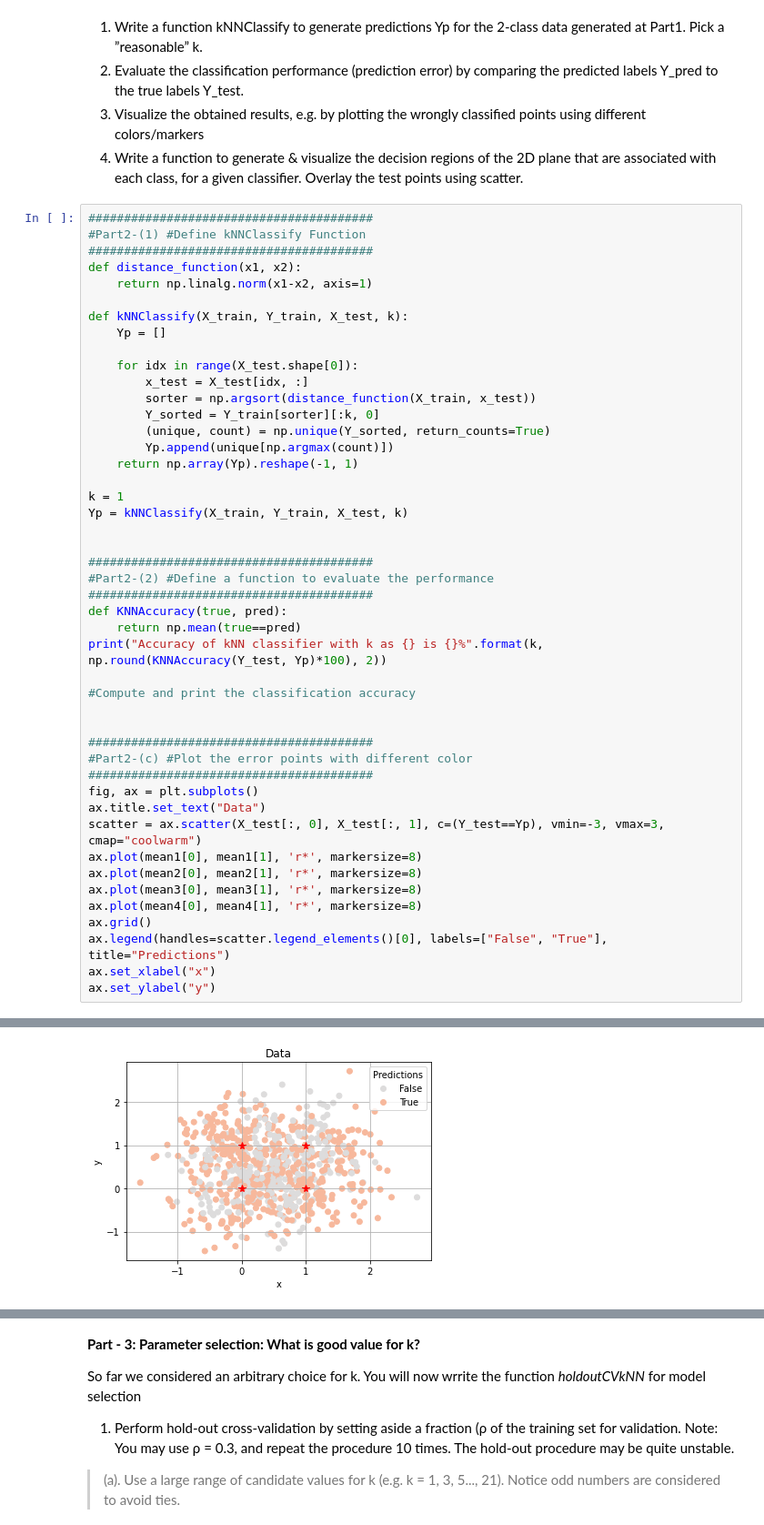
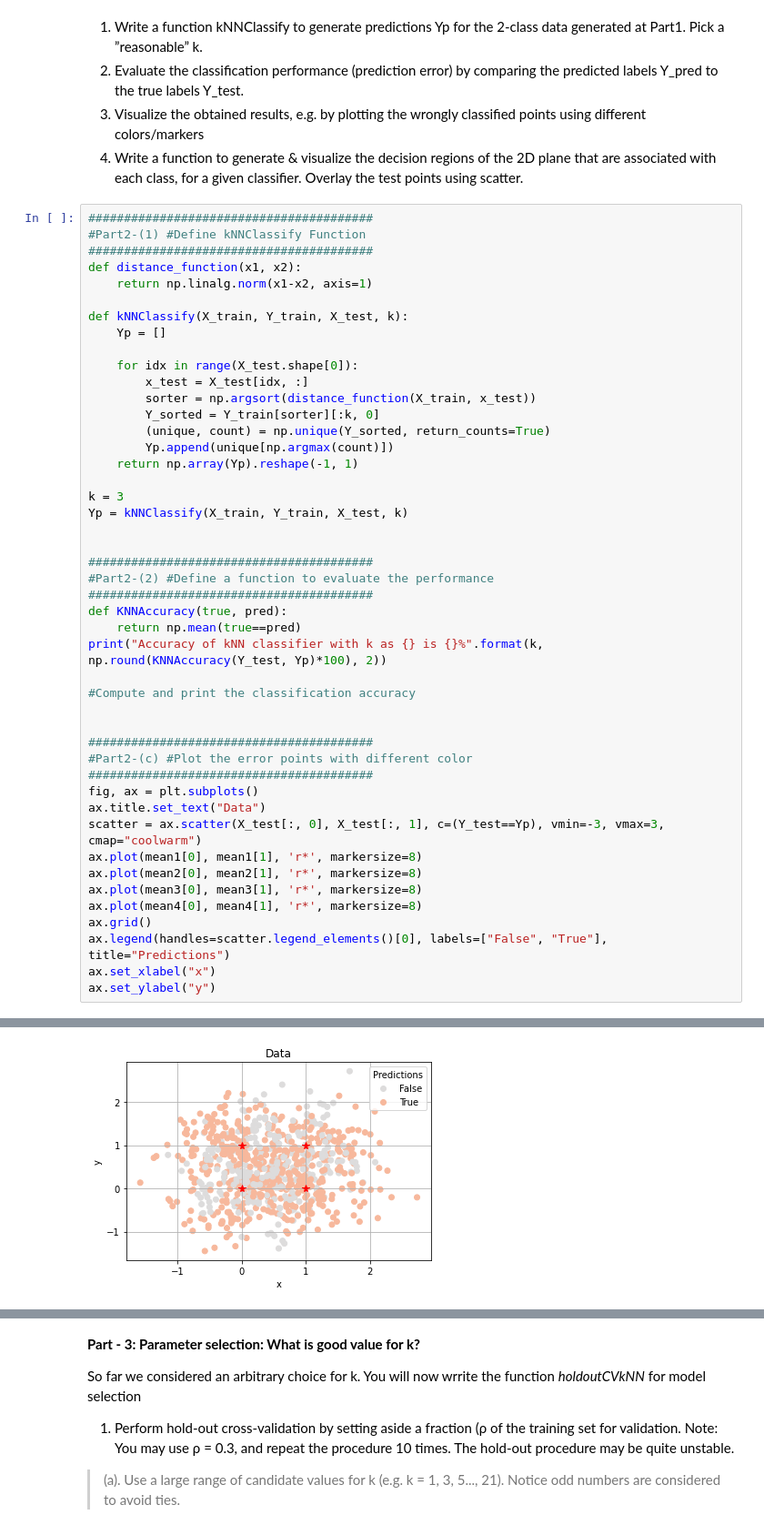
Before and after one commit to TUdayKiranReddy/PRML, a Jupyter notebook: Coding_assignments/Assignment_1/TADIPATRI_UDAY_KIRAN_REDDY_Programming_Assignment_01_KNN.ipynb, the cells around one changed output, grey strips where cells are left out. Shown at 91% size. Saved outputs shown, nothing was run; the diff lists cells and outputs as text.

```diff
--- a/Coding_assignments/Assignment_1/TADIPATRI_UDAY_KIRAN_REDDY_Programming_Assignment_01_KNN.ipynb
+++ b/Coding_assignments/Assignment_1/TADIPATRI_UDAY_KIRAN_REDDY_Programming_Assignment_01_KNN.ipynb
@@ -130,7 +130,7 @@ def kNNClassify(X_train, Y_train, X_test, k):
         Yp.append(unique[np.argmax(count)])
     return np.array(Yp).reshape(-1, 1)
 
-k = 1
+k = 3
 Yp = kNNClassify(X_train, Y_train, X_test, k)
 
 
@@ -163,2 +163,2 @@ Accuracy of kNN classifier with k as 1 is 60.0%
 Text(0, 0.5, 'y')
-[figure, old version]
+[figure, new version]
```
Also changed, not shown: parts of 25 cells of this notebook, 1 other file.
